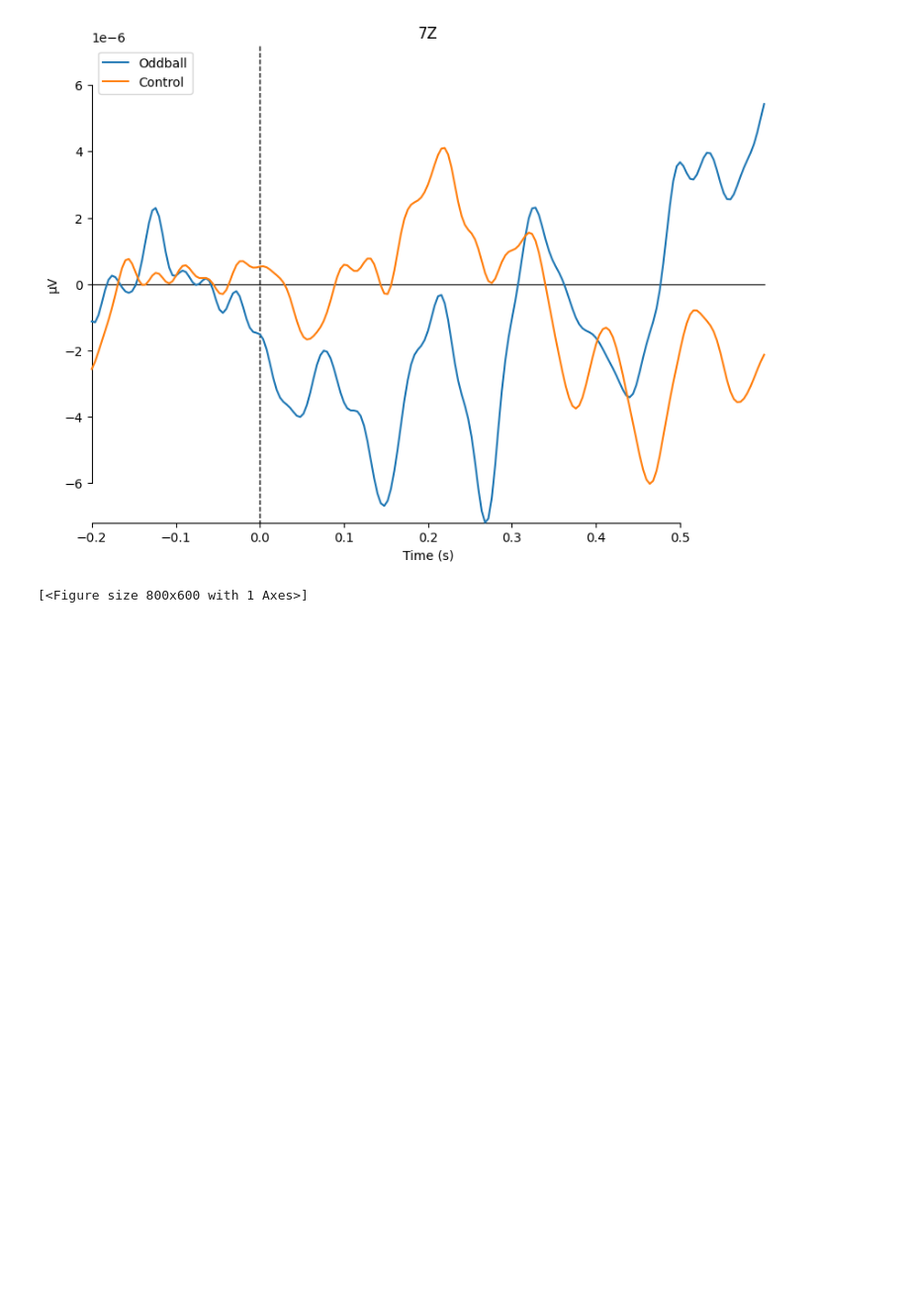
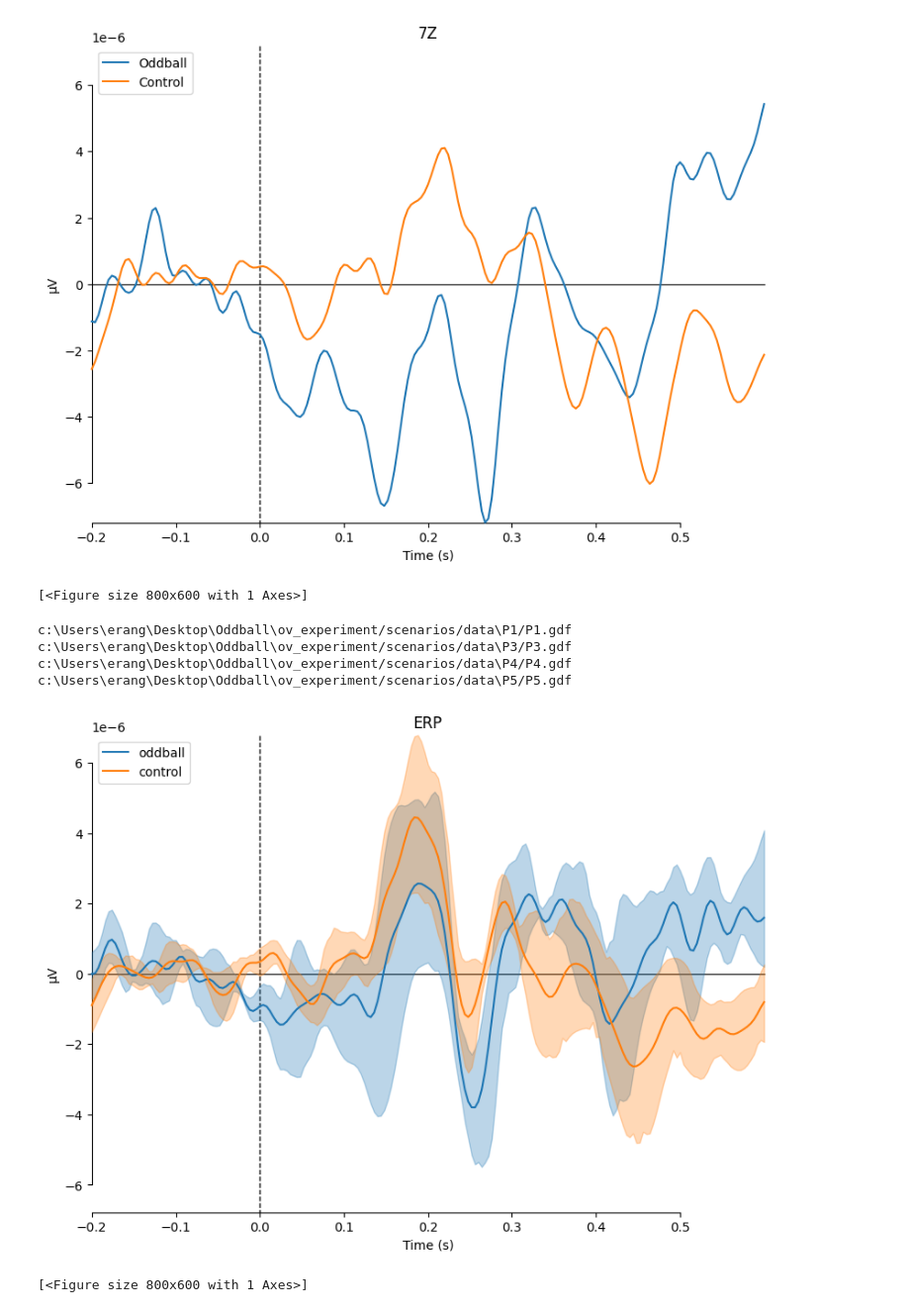
Before and after one commit to ovi-lab/EEG-oddball-task, a Jupyter notebook: src/main.ipynb, the cells around one changed output. Shown at 99% size. Drawn from its saved outputs; the diff is of its cells as text; code cells hidden in the pictures; blank space fills up the shorter version.

```diff
--- a/src/main.ipynb
+++ b/src/main.ipynb
@@ -116,3 +116,37 @@ mne.viz.plot_compare_evokeds(evokeds, picks=['7Z'])
 /Users/erangad/Documents/Research/oddball-task/ov_experiment/scenarios/data/P4/P4.gdf
 [figure]
 [<Figure size 800x600 with 1 Axes>]
+# %%
+oddball_list = []
+control_list = []
+
+for pnum in (1,3,4,5):
+    raw = analysis.processing.loadData(pnum)
+
+    # preprocessig
+    raw = analysis.processing.preprocessing(raw)
+    epochs, event_dict = analysis.processing.eventEpochdata(raw)
+
+
+    oddball = epochs["visual/image_display/onset/stimulus/non_freq"].average()
+    control = epochs["visual/image_display/onset/stimulus/freq"].average()
+    oddball_list.append(oddball)
+    control_list.append(control)
+
+
+
+title= "ERP"
+roi =['7Z']
+
+evokeds = dict(
+    oddball=  oddball_list,
+    control= control_list,
+)
+mne.viz.plot_compare_evokeds(evokeds, title = title, picks=roi, ci =0.9)
+# %% [output]
+c:\Users\erang\Desktop\Oddball\ov_experiment/scenarios/data\P1/P1.gdf
+c:\Users\erang\Desktop\Oddball\ov_experiment/scenarios/data\P3/P3.gdf
+c:\Users\erang\Desktop\Oddball\ov_experiment/scenarios/data\P4/P4.gdf
+c:\Users\erang\Desktop\Oddball\ov_experiment/scenarios/data\P5/P5.gdf
+[figure, added]
+[<Figure size 800x600 with 1 Axes>]
```
Also changed, not shown: parts of 3 cells of this notebook, 12 other files.
